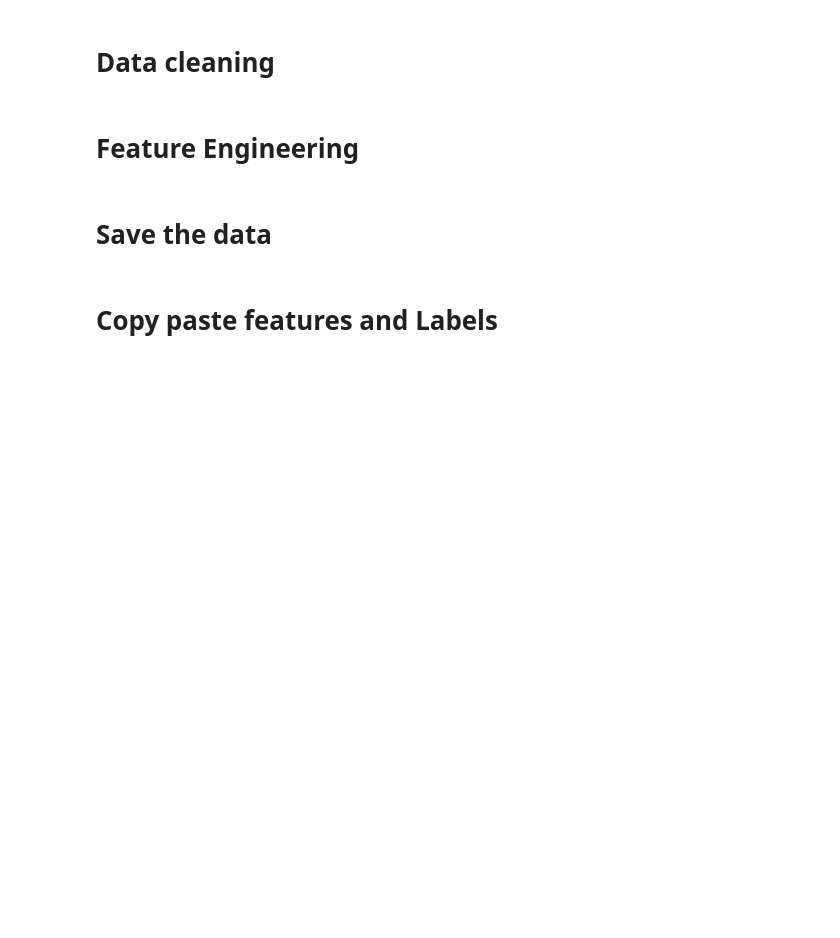
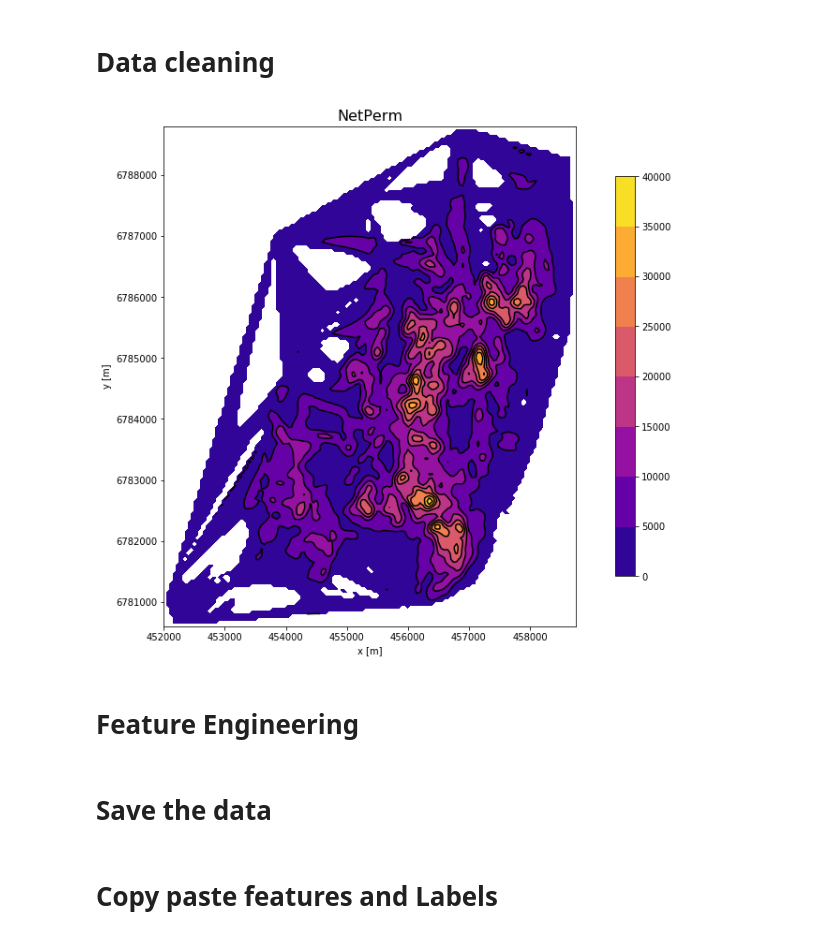
Before and after one commit to Nozziel/OGA2018_SweetSpotPrediction, a Jupyter notebook: Notebooks/01 Data Preperation.ipynb, the cells around one changed output. Saved outputs shown, nothing was run; the diff lists cells and outputs as text; code cells hidden in the pictures; blank space fills up the shorter version.

Commit message:
Data cleaning and import

```diff
--- a/Notebooks/01 Data Preperation.ipynb
+++ b/Notebooks/01 Data Preperation.ipynb
@@ -67,5 +68,39 @@ df_cls.head()
 # %% [markdown]
 # Data cleaning
+# %%
+# Functions to drop values less than zero or greater than one
+
+def drop_neg(x):
+    if x < 0:
+        return np.nan
+    else:
+        return x
+
+def drop_gt1(x):
+    if x > 1:
+        return np.nan
+    else:
+        return x
+# %%
+# Clean dataframe according to specified columns to remove negatives or greater than one
+
+df_clean = df.copy()
+
+cols_remove_negs = set(df_clean.columns) - {'XPos', 'YPos'}
+cols_remove_gt1 = {'AvgNTG', 'WellProbability'}
+
+for col in df_clean.columns:
+    if col in cols_remove_negs:
+        df_clean[col] = df_clean[col].apply(drop_neg)
+    if col in cols_remove_gt1:
+        df_clean[col] = df_clean[col].apply(drop_gt1)
+# %%
+# QC plot cleaned maps
+
+plot = 'NetPerm'
+ssp.plot_map(df_clean, plot)
+# %% [output]
+[figure, added]
 # %% [markdown]
 # Feature Engineering
 # %% [markdown]
```
Also changed, not shown: parts of 5 cells of this notebook.
